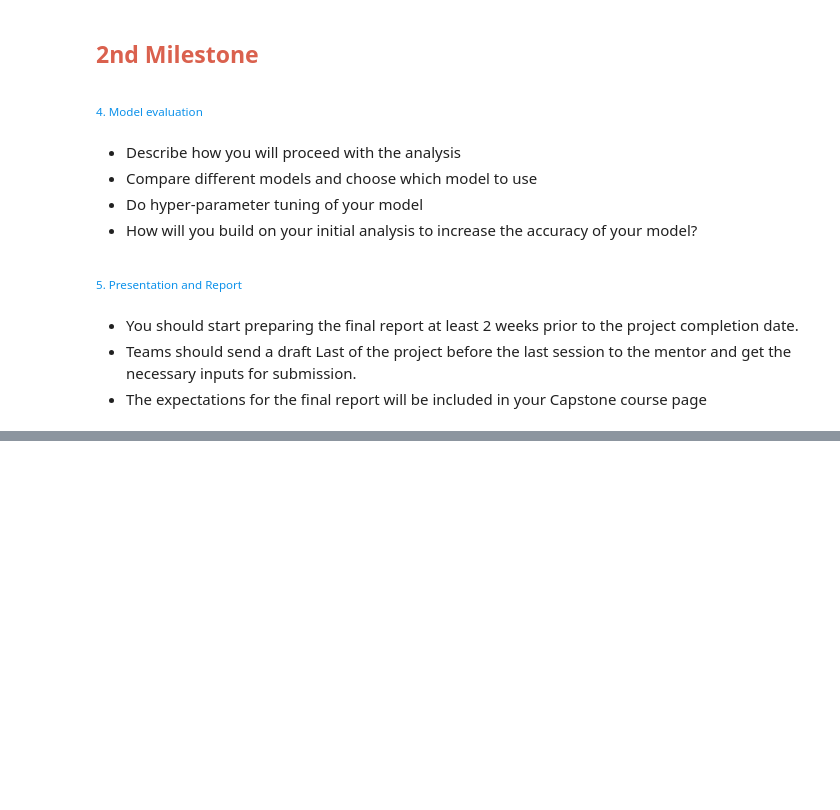
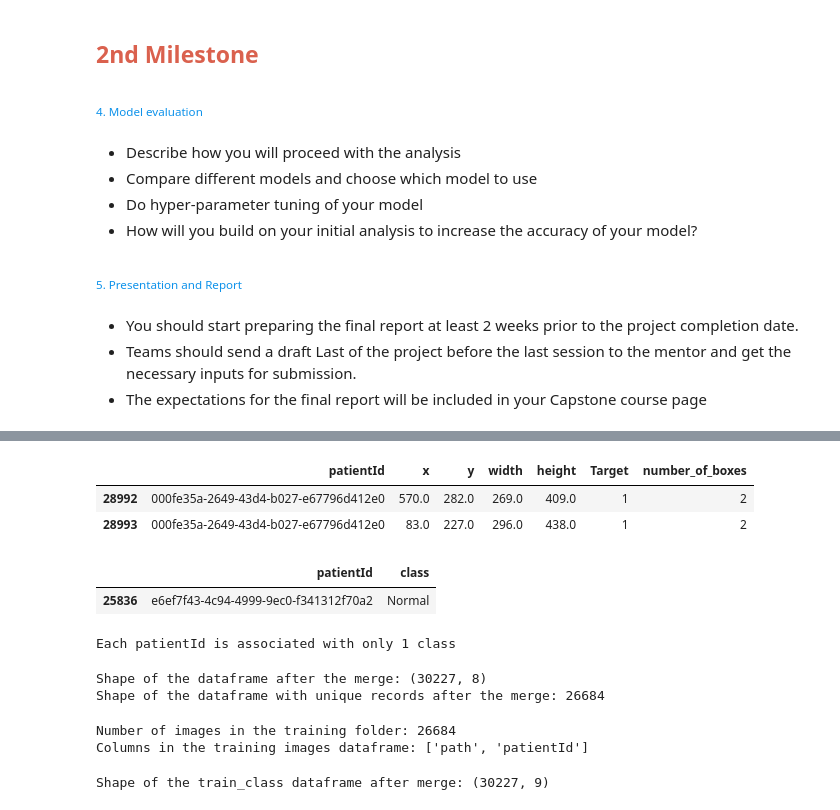
Before and after one commit to AIML-July-23-A-Capstone-G1-Team/Capstone-Project, a Jupyter notebook: Capstone.ipynb, the cells around one changed output, grey strips where cells are left out. Drawn from its saved outputs; the diff is of its cells as text; code cells hidden in the pictures; blank space fills up the shorter version.

```diff
--- a/Capstone.ipynb
+++ b/Capstone.ipynb
@@ -70,0 +153,7 @@ from skimage.transform import resize
+# %%
+bboxes = train_labels.groupby('patientId').size().to_frame('number_of_boxes').reset_index()
+train_labels = train_labels.merge(bboxes, on = 'patientId', how = 'left')
+
+(bboxes.groupby('number_of_boxes').size().to_frame('number_of_patientIDs_per_boxes').reset_index()
+.set_index('number_of_boxes')
+.sort_values(by = 'number_of_boxes'))
@@ -70,0 +167,39 @@ from skimage.transform import resize
+# %%
+train_labels[train_labels.patientId=='000fe35a-2649-43d4-b027-e67796d412e0']
+# %% [output]
+|  | patientId | x | y | width | height | Target | number_of_boxes |
+| 28992 | 000fe35a-2649-43d4-b027-e67796d412e0 | 570.0 | 282.0 | 269.0 | 409.0 | 1 | 2 |
+| 28993 | 000fe35a-2649-43d4-b027-e67796d412e0 | 83.0 | 227.0 | 296.0 | 438.0 | 1 | 2 |
+# %%
+class_info[class_info.patientId=='e6ef7f43-4c94-4999-9ec0-f341312f70a2']
+# %% [output]
+|  | patientId | class |
+| 25836 | e6ef7f43-4c94-4999-9ec0-f341312f70a2 | Normal |
+# %%
+print('Each patientId is associated with only {} class'.format(class_info.groupby(['patientId'])['class'].nunique().max()))
+# %% [output]
+Each patientId is associated with only 1 class
+# %%
+train_class = pd.concat([train_labels, class_info['class']], axis = 1)
+print('Shape of the dataframe after the merge: {}'.format(train_class.shape))
+print('Shape of the dataframe with unique records after the merge: {}'.format(train_class['patientId'].nunique()))
+# %% [output]
+Shape of the dataframe after the merge: (30227, 8)
+Shape of the dataframe with unique records after the merge: 26684
+# %%
+images = pd.DataFrame({'path': glob(os.path.join(TRAIN_IMAGES, '*.dcm'))})
+images['patientId'] = images['path'].map(lambda x: os.path.splitext(os.path.basename(x))[0])
+
+print('Number of images in the training folder: {}'.format(images.shape[0]))
+print('Columns in the training images dataframe: {}'.format(list(images.columns)))
+
+assert images.shape[0] == len(list(set(train_class['patientId']))), 'Number of training images should be equal to the unique patientIds we have'
+# %% [output]
+Number of images in the training folder: 26684
+Columns in the training images dataframe: ['path', 'patientId']
+# %%
+train_class = train_class.merge(images, on = 'patientId', how = 'left')
+print('Shape of the train_class dataframe after merge: {}'.format(train_class.shape))
+del images
+# %% [output]
+Shape of the train_class dataframe after merge: (30227, 9)
```
Also changed, not shown: parts of 12 cells of this notebook.
